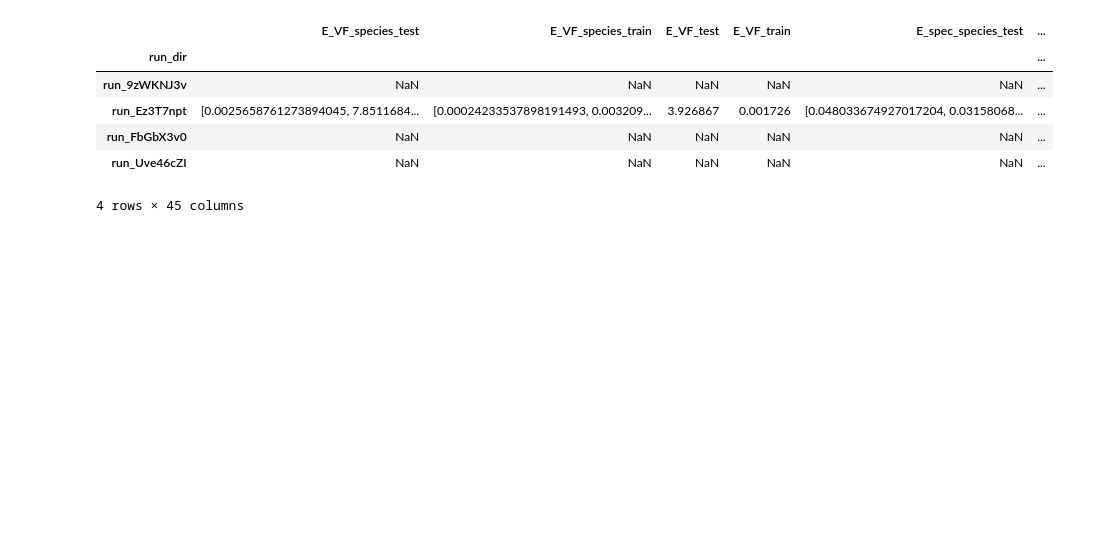
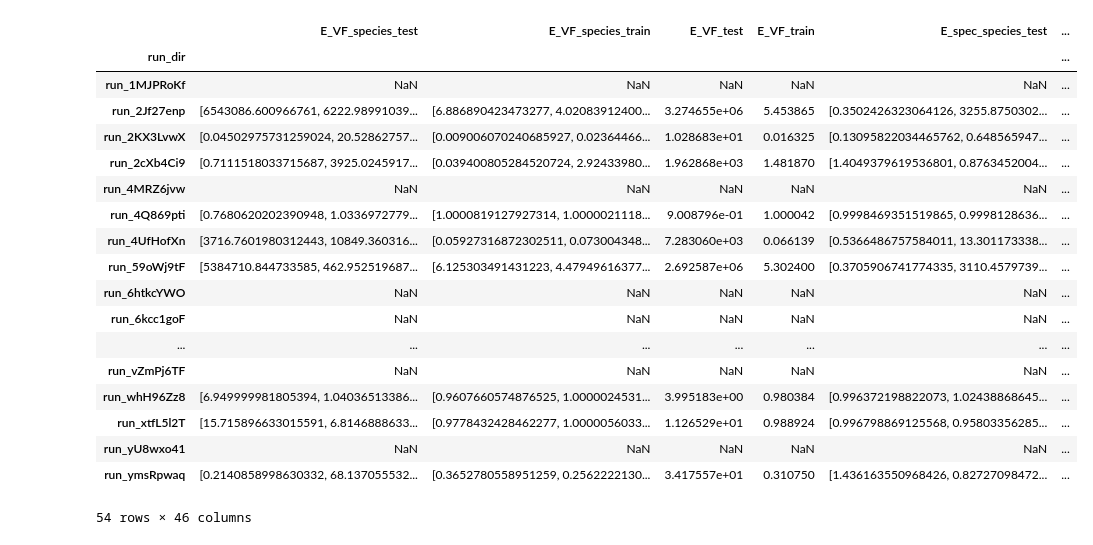
Before and after one commit to xenakistheo/BVPsolver, a Jupyter notebook: analysis/initial_analysis.ipynb, the cells around one changed output. Drawn from its saved outputs; the diff is of its cells as text; code cells hidden in the pictures; blank space fills up the shorter version.

```diff
--- a/analysis/initial_analysis.ipynb
+++ b/analysis/initial_analysis.ipynb
@@ -98,15 +108,27 @@ Index(['E_VF_species_test', 'E_VF_species_train', 'E_VF_test', 'E_VF_train',
       dtype='object')
 # %%
-vdp1 = DB[(DB["problem"] == "vanderpol") & (DB["seed"] == 123)]
+vdp1 = DB[(DB["problem"] == "vanderpol") & (DB["seed"] == 12)]
 vdp1
 # %% [output]
 |  | E_VF_species_test | E_VF_species_train | E_VF_test | E_VF_train | E_spec_species_test | ... |
 | run_dir |  |  |  |  |  | ... |
-| run_9zWKNJ3v | NaN | NaN | NaN | NaN | NaN | ... |
-| run_Ez3T7npt | [0.0025658761273894045, 7.8511684... | [0.00024233537898191493, 0.003209... | 3.926867 | 0.001726 | [0.048033674927017204, 0.03158068... | ... |
-| run_FbGbX3v0 | NaN | NaN | NaN | NaN | NaN | ... |
-| run_Uve46cZI | NaN | NaN | NaN | NaN | NaN | ... |
+| run_1MJPRoKf | NaN | NaN | NaN | NaN | NaN | ... |
+| run_2Jf27enp | [6543086.600966761, 6222.98991039... | [6.886890423473277, 4.02083912400... | 3.274655e+06 | 5.453865 | [0.3502426323064126, 3255.8750302... | ... |
+| run_2KX3LvwX | [0.04502975731259024, 20.52862757... | [0.009006070240685927, 0.02364466... | 1.028683e+01 | 0.016325 | [0.13095822034465762, 0.648565947... | ... |
+| run_2cXb4Ci9 | [0.7111518033715687, 3925.0245917... | [0.039400805284520724, 2.92433980... | 1.962868e+03 | 1.481870 | [1.4049379619536801, 0.8763452004... | ... |
+| run_4MRZ6jvw | NaN | NaN | NaN | NaN | NaN | ... |
+| run_4Q869pti | [0.7680620202390948, 1.0336972779... | [1.0000819127927314, 1.0000021118... | 9.008796e-01 | 1.000042 | [0.9998469351519865, 0.9998128636... | ... |
+| run_4UfHofXn | [3716.7601980312443, 10849.360316... | [0.05927316872302511, 0.073004348... | 7.283060e+03 | 0.066139 | [0.5366486757584011, 13.301173338... | ... |
+| run_59oWj9tF | [5384710.844733585, 462.952519687... | [6.125303491431223, 4.47949616377... | 2.692587e+06 | 5.302400 | [0.3705906741774335, 3110.4579739... | ... |
+| run_6htkcYWO | NaN | NaN | NaN | NaN | NaN | ... |
+| run_6kcc1goF | NaN | NaN | NaN | NaN | NaN | ... |
+| ... | ... | ... | ... | ... | ... | ... |
+| run_vZmPj6TF | NaN | NaN | NaN | NaN | NaN | ... |
+| run_whH96Zz8 | [6.949999981805394, 1.04036513386... | [0.9607660574876525, 1.0000024531... | 3.995183e+00 | 0.980384 | [0.996372198822073, 1.02438868645... | ... |
+| run_xtfL5l2T | [15.715896633015591, 6.8146888633... | [0.9778432428462277, 1.0000056033... | 1.126529e+01 | 0.988924 | [0.996798869125568, 0.95803356285... | ... |
+| run_yU8wxo41 | NaN | NaN | NaN | NaN | NaN | ... |
+| run_ymsRpwaq | [0.2140858998630332, 68.137055532... | [0.3652780558951259, 0.2562222130... | 3.417557e+01 | 0.310750 | [1.436163550968426, 0.82727098472... | ... |
-4 rows × 45 columns
+54 rows × 46 columns
 # %%
 problems = ['vanderpol', 'pollu', 'rober', 'orego', 'hires', 'davis-skodje']
 problem = problems[0]
```
Also changed, not shown: parts of 9 cells of this notebook, 33 other files.
